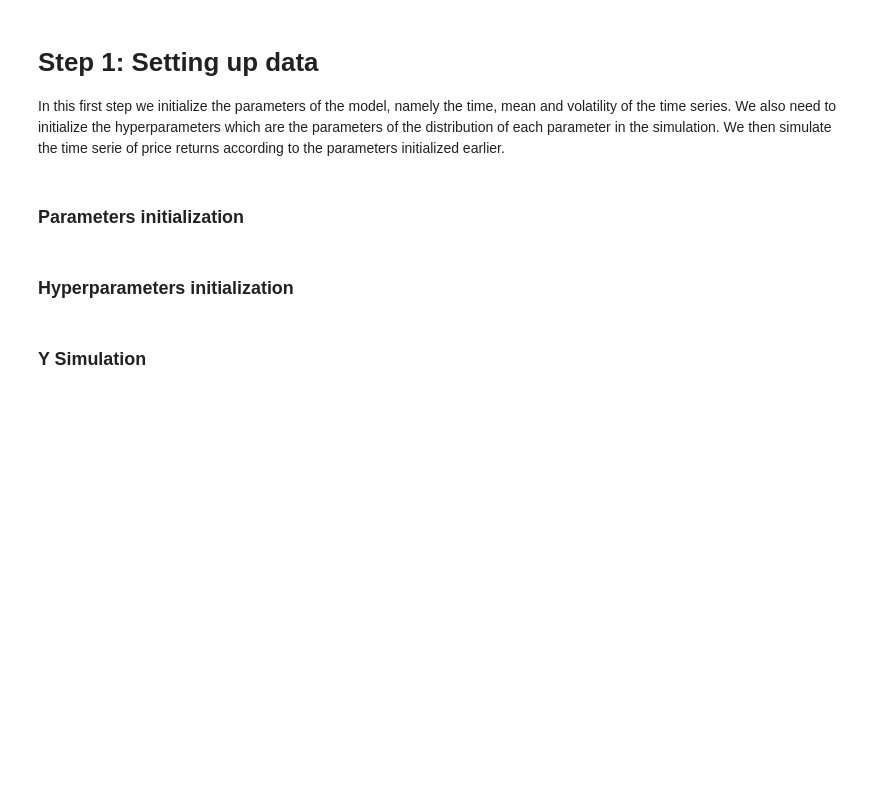
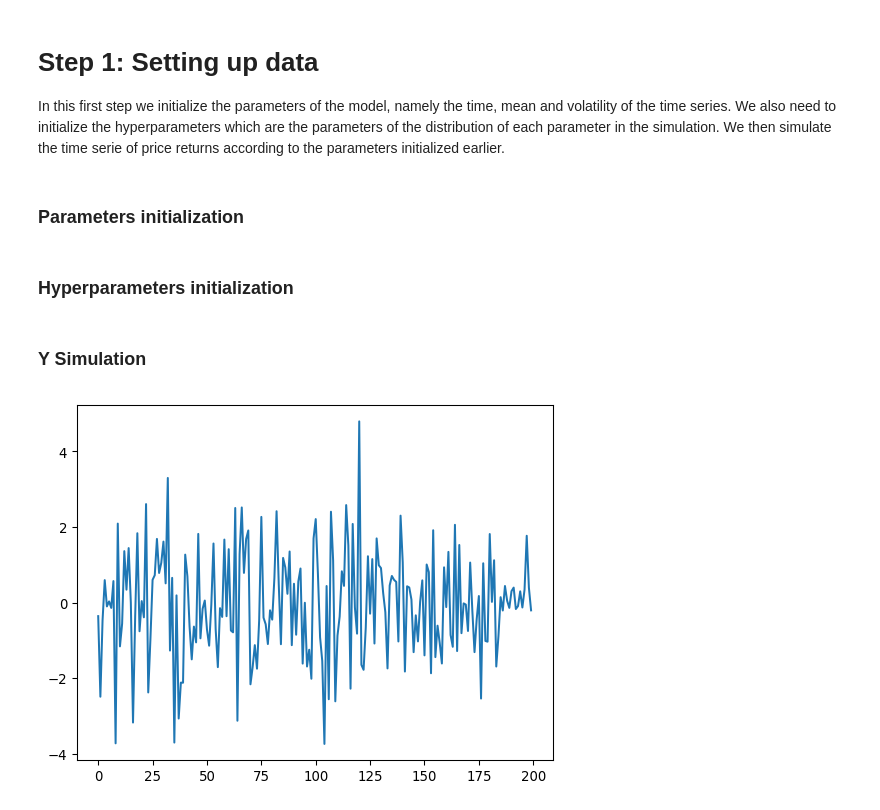
Before and after one commit to pmnry/StochasticVol, a Jupyter notebook: StochasticVolatility.ipynb, the cells around one changed output. Drawn from its saved outputs; the diff is of its cells as text; code cells hidden in the pictures; blank space fills up the shorter version.

```diff
--- a/StochasticVolatility.ipynb
+++ b/StochasticVolatility.ipynb
@@ -43,5 +44,9 @@ sim_df['x_lag'] = sim_df['x'].shift(-1)
 sim_df['x'] = mu*(1-rho) + sim_df['x_lag']*rho + sim_df['eps']
 sim_df['y']=np.exp(sim_df['x']/2)*sim_df['y']
 # %%
-dots = sns.load_dataset("dots").query("align == 'dots'")
-ax = sns.lineplot(x='time', y='y',data=sim_df)
+#dots = sns.load_dataset("dots").query("align == 'dots'")
+#ax = sns.lineplot(x='time', y='y',data=sim_df)
+
+ax = plt.plot(sim_df['time'], sim_df['y'])
+# %% [output]
+[figure, added]
```
Also changed, not shown: parts of 5 cells of this notebook.
